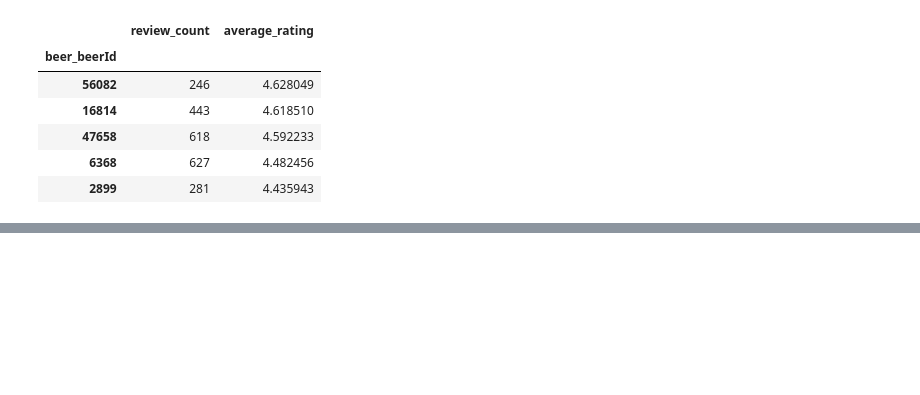
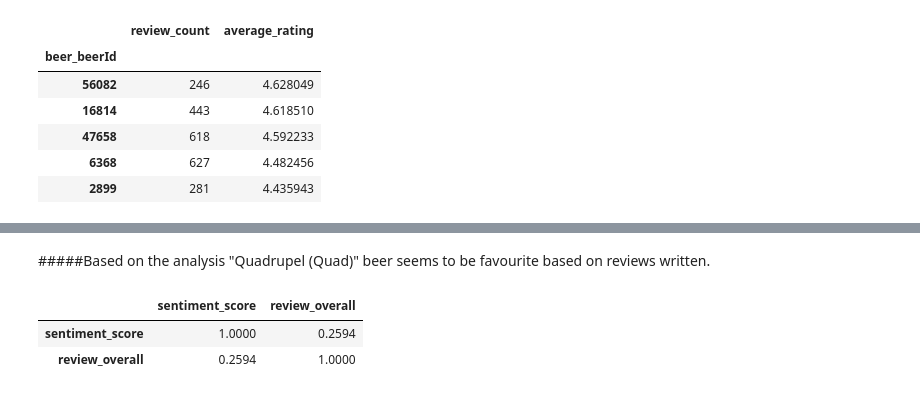
Before and after one commit to mdabushad/Beer-Data-Analysis, a Jupyter notebook: Beer_Data_Analysis.ipynb, the cells around one changed output, grey strips where cells are left out. Cells and saved outputs as stored; diff of their text form; code cells hidden in the pictures; blank space fills up the shorter version.

```diff
--- a/Beer_Data_Analysis.ipynb
+++ b/Beer_Data_Analysis.ipynb
@@ -321,0 +362,9 @@ top_beers
+# %% [markdown]
+#####Based on the analysis "Quadrupel (Quad)" beer seems to be favourite based on reviews written.
+# %%
+#Calculate Correlation matrix between "sentiment_score" and "review_overall"
+df[df["beer_style"] == "Quadrupel (Quad)"][["sentiment_score", "review_overall"]].corr()
+# %% [output]
+|  | sentiment_score | review_overall |
+| sentiment_score | 1.0000 | 0.2594 |
+| review_overall | 0.2594 | 1.0000 |
```
Also changed, not shown: parts of 8 cells of this notebook.
